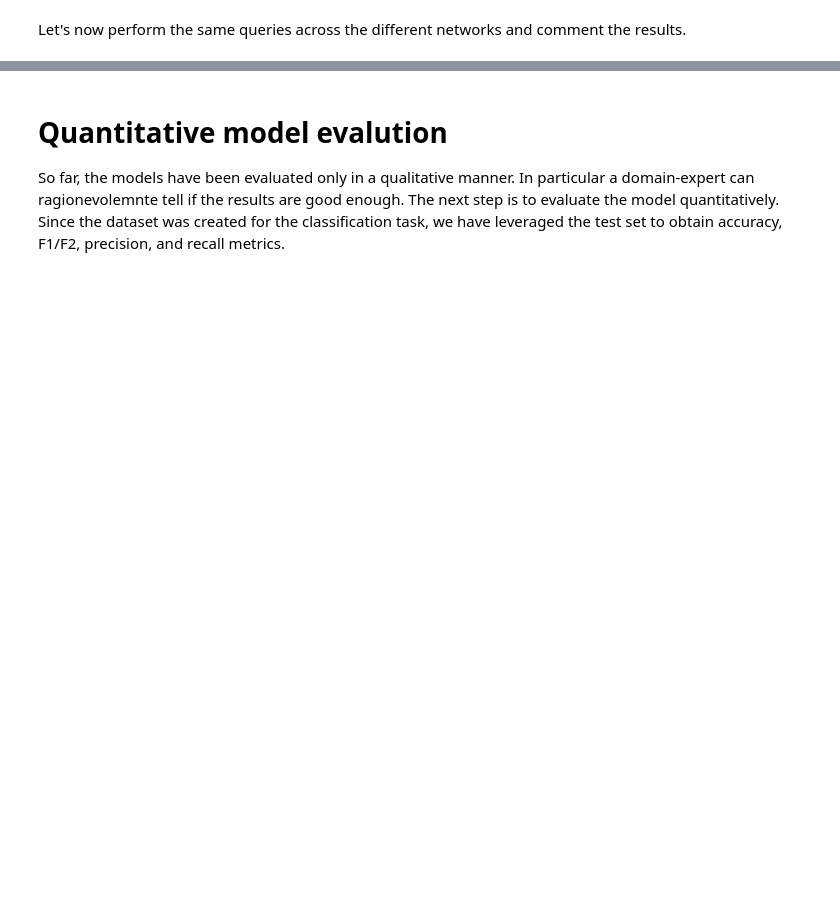
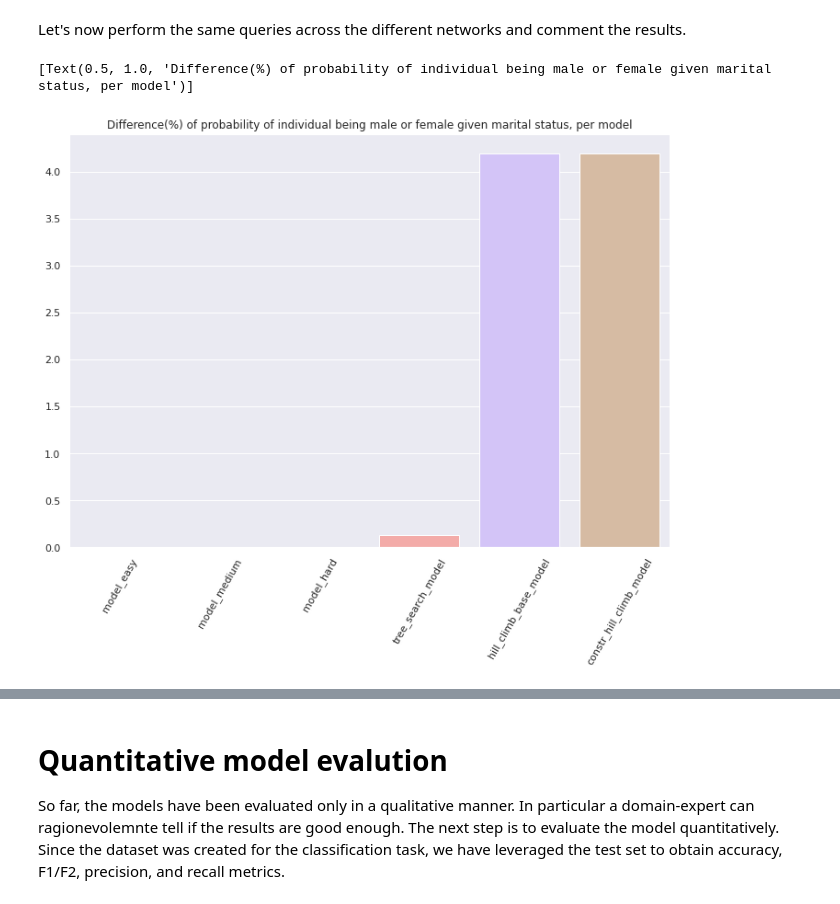
Before and after one commit to lorenzobalzani/bayesian-network-credit-cards, a Jupyter notebook: bayesian_network_credit_cards_default.ipynb, the cells around one changed output, grey strips where cells are left out. Saved outputs shown, nothing was run; the diff lists cells and outputs as text; code cells hidden in the pictures; blank space fills up the shorter version.

Commit message:
Adding plots and starting to write biased stats

```diff
--- a/bayesian_network_credit_cards_default.ipynb
+++ b/bayesian_network_credit_cards_default.ipynb
@@ -499,30 +503,17 @@ Let's analyse how the different models infer two queries. In particular, let's l
 # %%
-data_infer_easy = VariableElimination(model_easy)
-data_infer_medium = VariableElimination(model_medium)
-data_infer_hard = VariableElimination(model_hard)
-data_infer_tree_search = VariableElimination(tree_search_model)
-data_infer_hill_climb = VariableElimination(hill_climb_base_model)
-data_infer_constr_hill_climb = VariableElimination(constr_hill_climb_model)
+#Below a function that evaluates how much a
 
-def dependecies_calculator(query_desc: str, query: list, evidence: list):
+def inference_score(query_desc: str, query: list, evidence: list):
   evidence_values = dataset[evidence[0]].unique()
   data_infer_model = [[model_easy, 'model_easy'], [model_medium, 'model_medium'], [model_hard, 'model_hard'], [tree_search_model, 'tree_search_model'], [hill_climb_base_model, 'hill_climb_base_model'], [constr_hill_climb_model, 'constr_hill_climb_model']]
   impact_on_model = {'Description': query_desc, 'Query: ': query[0], "Evidence: ": evidence[0]}
+  impact_on_model = {}
   for model in data_infer_model:
     result = []
     data_infer = VariableElimination(model[0])
     for value in evidence_values:
       result.append(data_infer.query(query, {evidence[0]: value}).values[0])
-    impact_on_model["Difference of inference for {} is: ".format(model[1])] = (max(result) - min(result))/((max(result) + min(result)) / 2) * 100
+    impact_on_model[model[1]] = (max(result) - min(result))/((max(result) + min(result)) / 2) * 100
   return impact_on_model
-
-
-  #data_infer_easy.query(query, evidence)
-
-
-
-
-#query, evidence = ["default"], {"education": "high_school"}
-#display_inference_results('Probability of default given education', query, evidence)
 # %% [markdown]
 Let's now perform the same queries across the different networks and comment the results.
@@ -544,0 +520,8 @@ print(data_infer_easy.query(['sex'], {'marriage': 'not_married', 'limit_bal': 'l
+# %%
+sns.set(rc={'figure.figsize':(11.7,8.27)})
+plt.xticks(rotation=60)
+inference_df = inference_score('Difference(%) of probability of individual being male or female given marital status, per model', ['sex'], ['marriage'])
+sns.barplot(x = list(inference_df.keys()), y=list(inference_df.values()) , palette='pastel').set(title='Difference(%) of probability of individual being male or female given marital status, per model')
+# %% [output]
+[Text(0.5, 1.0, 'Difference(%) of probability of individual being male or female given marital status, per model')]
+[figure, added]
```
Also changed, not shown: parts of 10 cells of this notebook.
